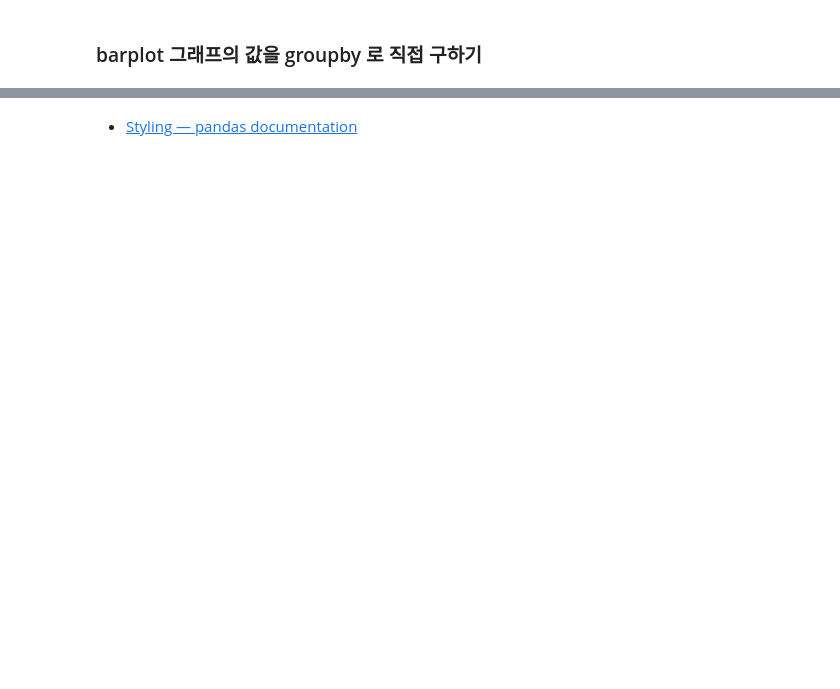
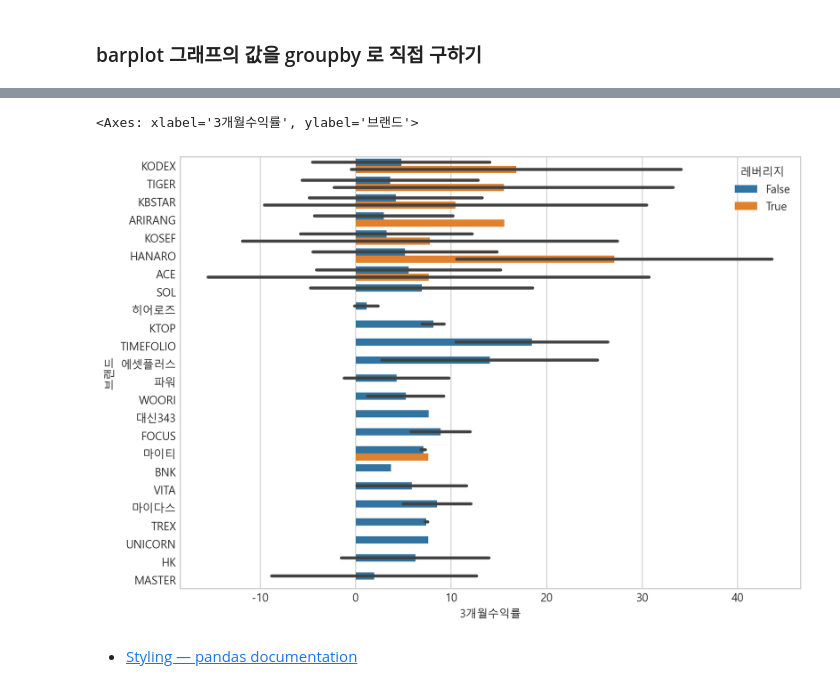
Before and after one commit to jamjamzo/finance-data-analysis, a Jupyter notebook: 4.3 ETF 분석과 시각화-input.ipynb, the cells around one changed output, grey strips where cells are left out. Cells and saved outputs as stored; diff of their text form; code cells hidden in the pictures; blank space fills up the shorter version.

```diff
--- a/4.3 ETF 분석과 시각화-input.ipynb
+++ b/4.3 ETF 분석과 시각화-input.ipynb
@@ -488,8 +548,13 @@ pd.crosstab(df['레버리지'], df['브랜드'], normalize=True) * 100
 # %%
 # 브랜드 대비 3개월수익률에 대한 정보를 레버리지 값의 차이를 barplot으로 봅니다.
 # 레버리지 유/무에 따라서 평균 3개월 수익률은 많은 차이가 없지만,
 # 표준편차의 경우 레버리지가 있을경우 굉장히 편차(ci="sd")가 심함을 알 수 있습니다.
 # 레버리지 상품은 오를 때 더 많이 오르고 내릴 때 더 많이 내립니다.
+plt.figure(figsize=(10,7))
+sns.barplot(data = df, x='3개월수익률', y='브랜드', hue='레버리지', errorbar='sd')
+# %% [output]
+<Axes: xlabel='3개월수익률', ylabel='브랜드'>
+[figure, added]
 # %% [markdown]
 * [Styling — pandas documentation](https://pandas.pydata.org/pandas-docs/stable/user_guide/style.html)
 # %%
```
Also changed, not shown: parts of 10 cells of this notebook.
